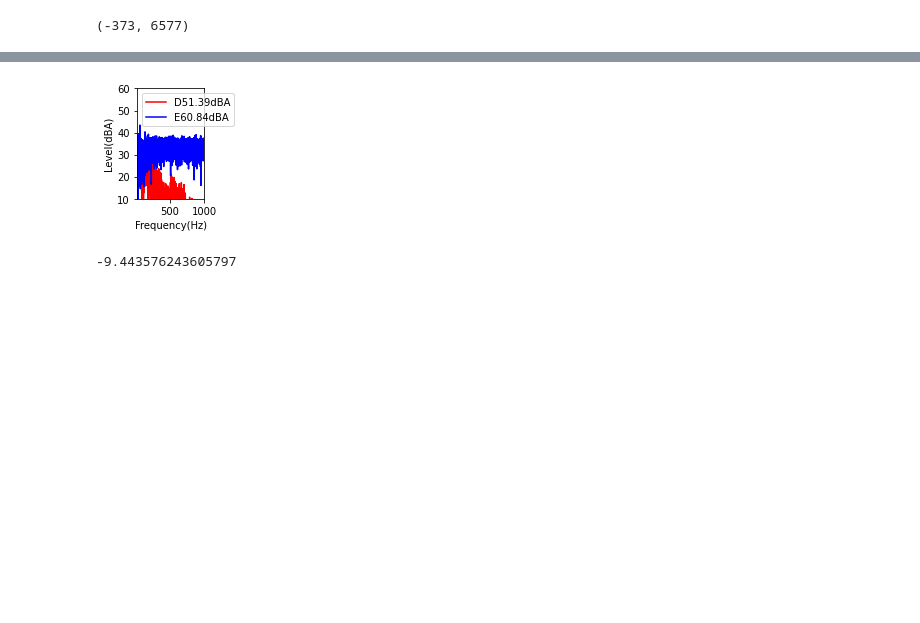
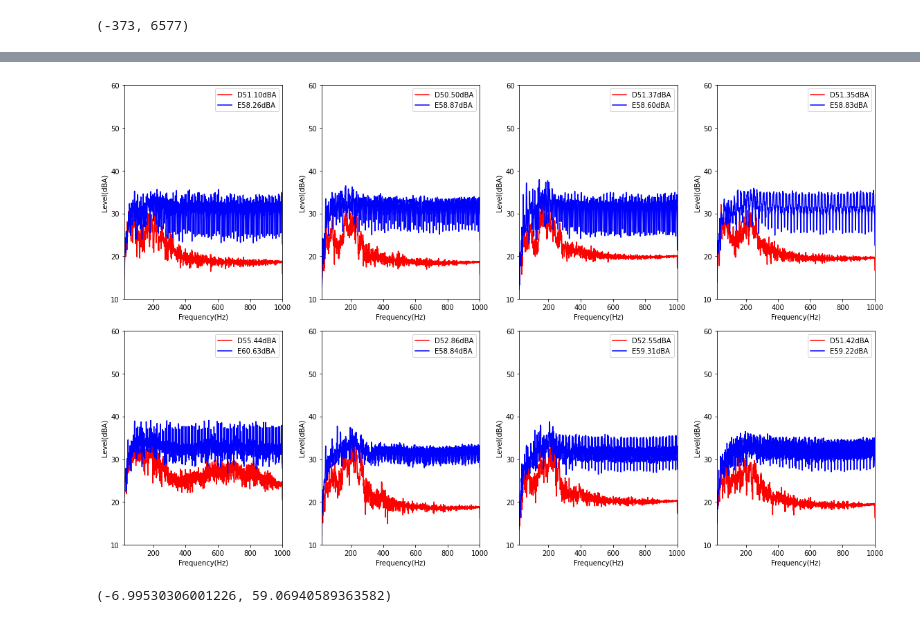
Before and after one commit to lsg1213/ai_model, a Jupyter notebook: pytorch/test_model/visualization.ipynb, the cells around one changed output, grey strips where cells are left out. Cells and saved outputs as stored; diff of their text form; code cells hidden in the pictures; blank space fills up the shorter version.

```diff
--- a/pytorch/test_model/visualization.ipynb
+++ b/pytorch/test_model/visualization.ipynb
@@ -10,7 +11,7 @@ import IPython.display as ipd
 from tqdm import tqdm
 from params import get_arg
 # %%
-config = get_arg(['--future', '--diff', '--split_number', '100'])
+config = get_arg(['--future', '--diff', '--split_number', '100', '--mode', 'regr'])
 
 SR = 8192
 WINDOW_SIZE = 500 # us
@@ -93,8 +94,8 @@ sound_res = torch.reshape(sound_res, (-1,data_res.size(-1)))
 data_res = - data_res
 # %%
 # 새로 학습시킨 건 이 코드 제외
-data_res = data_res[200:]
-sound_res = sound_res[:-200]
+# data_res = data_res[200:]
+# sound_res = sound_res[:-200]
 # %%
 fig = plt.figure()
 fig, ax_lst = plt.subplots(1, 2, figsize=(16,10))
@@ -123,0 +128,17 @@ np.save('sample',{'generated': data_res[start:end], 'sound': sound_res[start:end
+# %%
+start = 1490000
+end = 1500000
+# start = 1000000
+# end = 1010000
+fig = plt.figure()
+fig, sub = plt.subplots(2,4,figsize=(16,10))
+for ax in sub.flat:
+    ax.set(xlabel='frames', ylabel='magnitude')
+for i in range(sound_res.shape[-1]):
+
+    sub[i % 2][i // 2].plot(sound_res[start:end,i], color="blue")
+    sub[i % 2][i // 2].plot(data_res[start:end,i], color="red")
+# ax.plot(sound_res[start:end,0] - data_res[start:end,0], color='green')
+
+# self.writer.add_figure("Train/Plot", fig, data_res.size(0))
+plt.show(fig)
@@ -132,5 +161,5 @@ plt.show(fig)
 # %%
-dBA_metric(data_res[start:end, :1], sound_res[start:end, :1], True)
+dBA_metric(data_res[start:end], sound_res[start:end] ,True)
 # %% [output]
-[figure, old version]
+[figure, new version]
--9.443576243605797
+(-6.99530306001226, 59.06940589363582)
```
Also changed, not shown: parts of 15 cells of this notebook, 6 other files.
